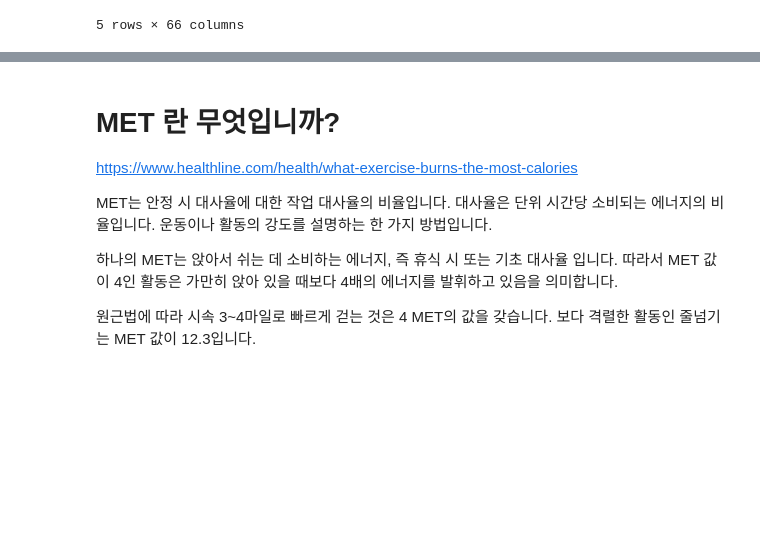
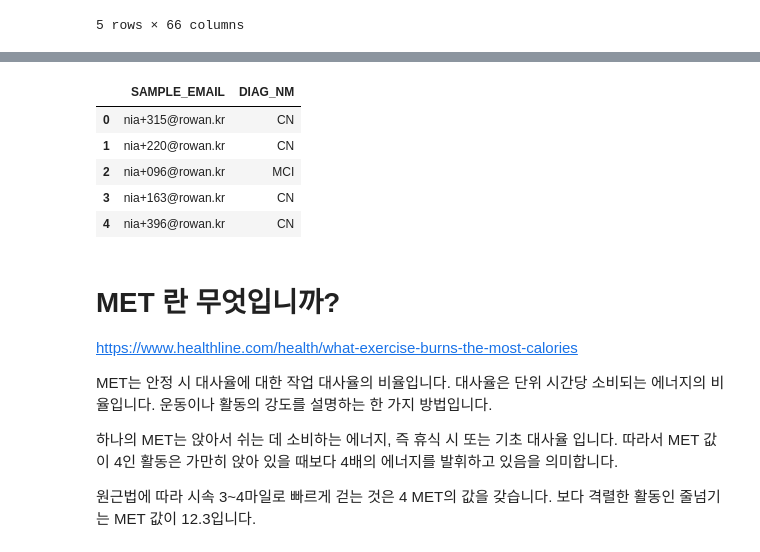
Before and after one commit to NumpyGonHey/Dementia_clf, a Jupyter notebook: sobeeee/Dementia_df_hong.ipynb, the cells around one changed output, grey strips where cells are left out. Saved outputs shown, nothing was run; the diff lists cells and outputs as text; code cells hidden in the pictures; blank space fills up the shorter version.

```diff
--- a/sobeeee/Dementia_df_hong.ipynb
+++ b/sobeeee/Dementia_df_hong.ipynb
@@ -56,3 +68,12 @@ data.head()
+# %%
+data_label.head()
+# %% [output]
+|  | SAMPLE_EMAIL | DIAG_NM |
+| 0 | nia+315@rowan.kr | CN |
+| 1 | nia+220@rowan.kr | CN |
+| 2 | nia+096@rowan.kr | MCI |
+| 3 | nia+163@rowan.kr | CN |
+| 4 | nia+396@rowan.kr | CN |
 # %% [markdown]
 # MET 란 무엇입니까?
 https://www.healthline.com/health/what-exercise-burns-the-most-calories
```
Also changed, not shown: parts of 4 cells of this notebook.
